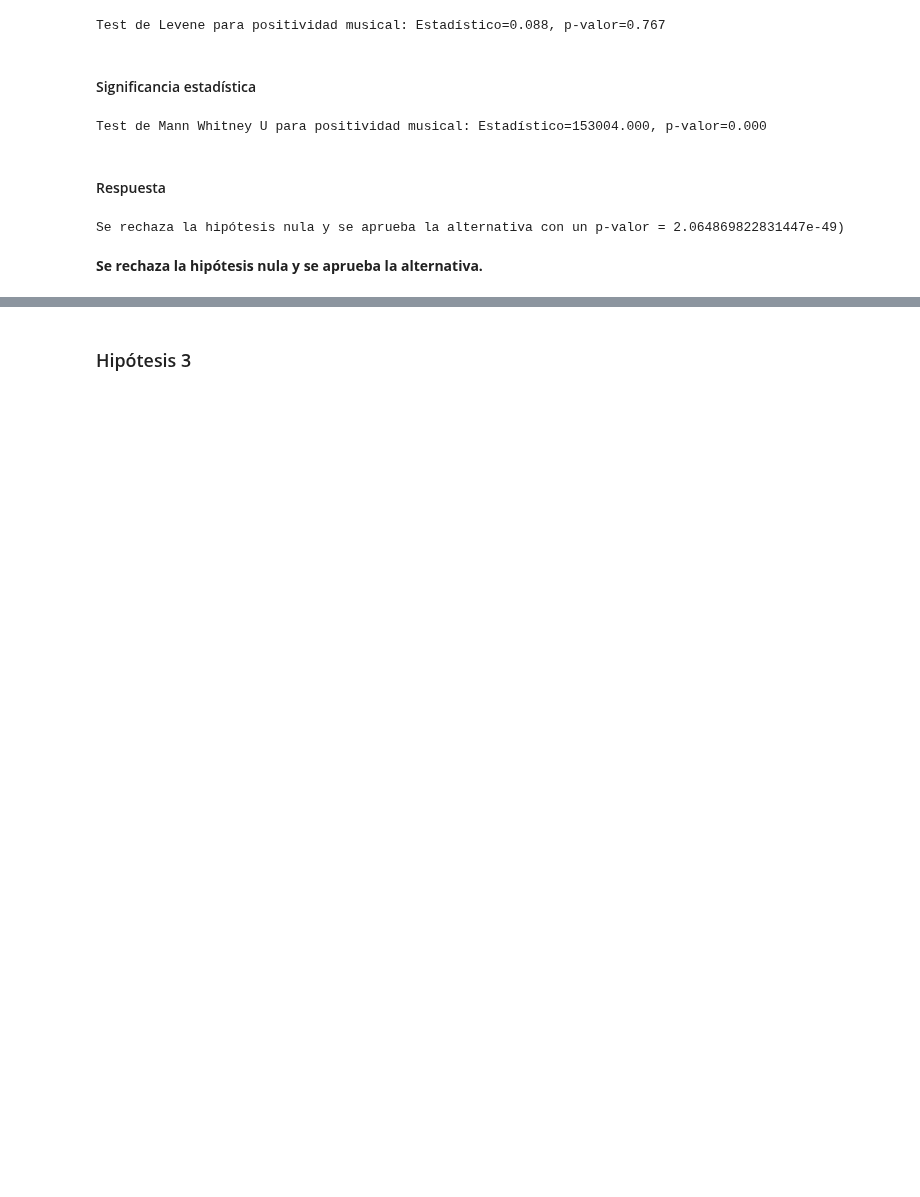
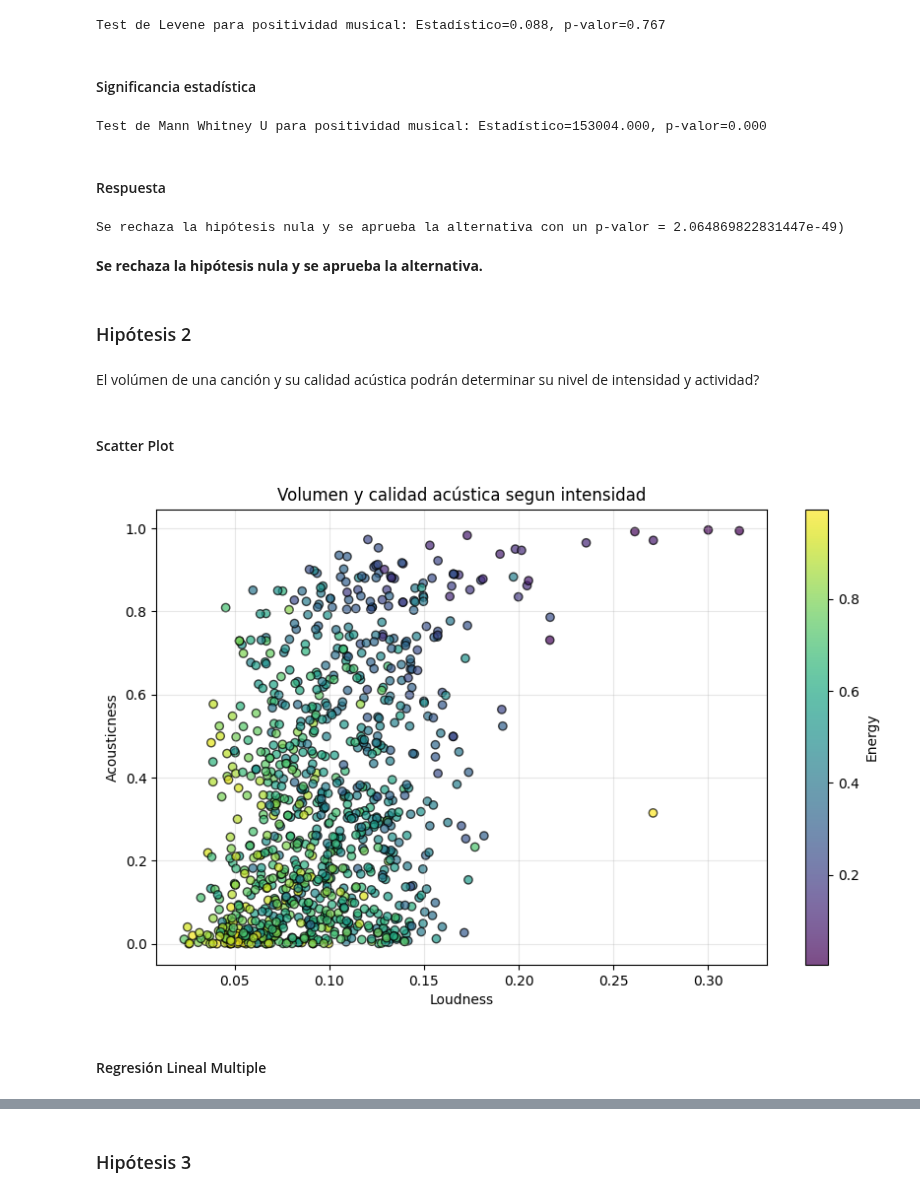
Before and after one commit to nachoperna/Fundamentos-de-la-Ciencia-de-Datos, a Jupyter notebook: TPE/tpe.ipynb, the cells around one changed output, grey strips where cells are left out. Cells and saved outputs as stored; diff of their text form; code cells hidden in the pictures; blank space fills up the shorter version.

```diff
--- a/TPE/tpe.ipynb
+++ b/TPE/tpe.ipynb
@@ -1162,3 +1162,35 @@ else:
 Se rechaza la hipótesis nula y se aprueba la alternativa con un p-valor = 2.064869822831447e-49)
 # %% [markdown]
 **Se rechaza la hipótesis nula y se aprueba la alternativa.**
+# %% [markdown]
+### Hipótesis 2
+# %% [markdown]
+El volúmen de una canción y su calidad acústica podrán determinar su nivel de intensidad y actividad?
+# %%
+copiah3 = covers_sin_track_artist[['Loudness','Acousticness']].copy()
+# %% [markdown]
+#### Scatter Plot
+# %%
+plt.figure(figsize=(10, 6))
+scatter = plt.scatter(
+    copiah3['Loudness'],               # Eje X
+    copiah3['Acousticness'],           # Eje Y
+    c=raw_covers['Energy'],  # Color basado en Energy
+    cmap='viridis',                    # Mapa de color
+    alpha=0.7,                         # Transparencia de los puntos
+    edgecolor='k'                      # Borde de los puntos
+)
+
+cbar = plt.colorbar(scatter)
+cbar.set_label('Energy')
+
+plt.xlabel('Loudness')
+plt.ylabel('Acousticness')
+plt.title('Volumen y calidad acústica segun intensidad')
+plt.grid(alpha=0.3)
+
+plt.show()
+# %% [output]
+[figure, added]
+# %% [markdown]
+#### Regresión Lineal Multiple
```
Also changed, not shown: parts of 49 cells of this notebook.
